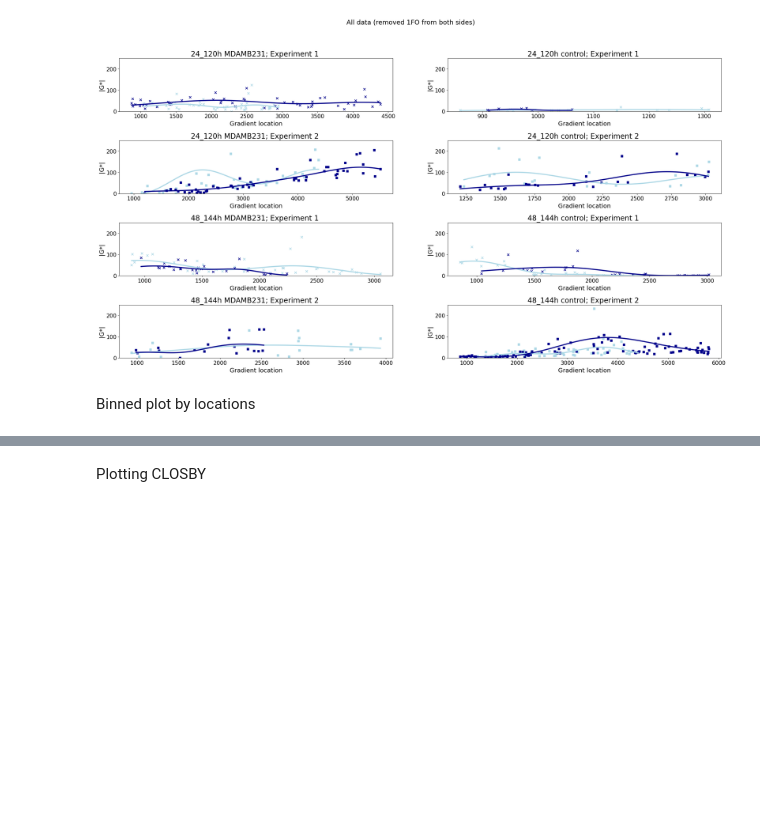
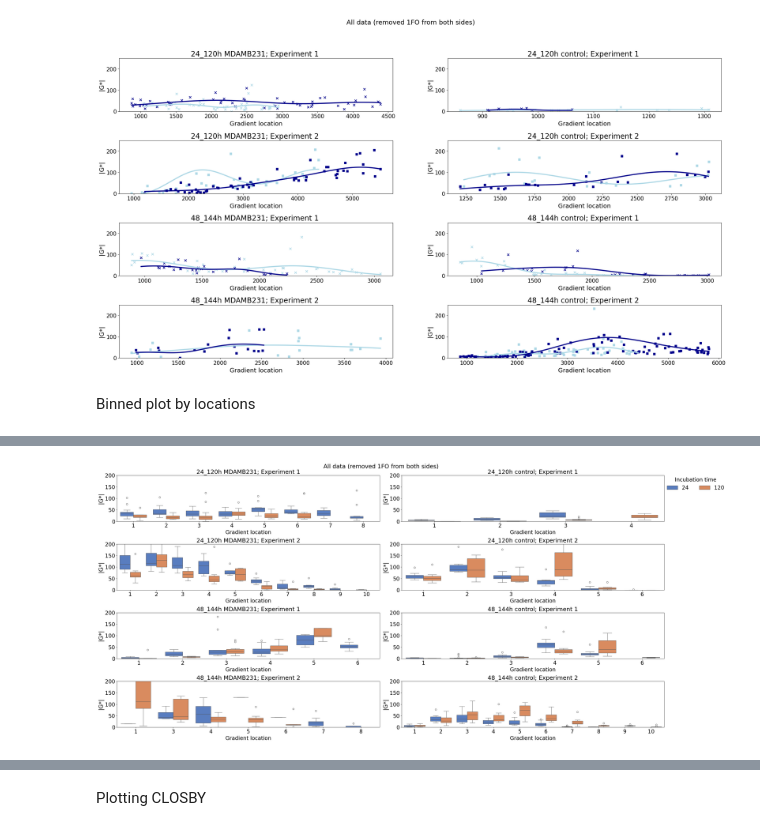
Before and after one commit to LindaSrbova/Statistics_Gelatin_Mechanics, a Jupyter notebook: Gradient_analysis.ipynb, the cells around one changed output, grey strips where cells are left out. Cells and saved outputs as stored; diff of their text form; code cells hidden in the pictures; blank space fills up the shorter version.

```diff
--- a/Gradient_analysis.ipynb
+++ b/Gradient_analysis.ipynb
@@ -406,3 +414,72 @@ plt.show()
+# %%
+import seaborn as sns
+import matplotlib.pyplot as plt
+
+fig, axs = plt.subplots(4, 2, figsize=(30, 15))
+plt.subplots_adjust(wspace=0.35, hspace=0.65, bottom=0.1)  # Adjust bottom to make space for the legend
+fig.suptitle("All data (removed 1FO from both sides)", fontsize=22)
+
+markers = ['x', 's']
+colors = ["lightblue", "darkblue"]
+
+# Loop through each incubation set
+for i, j in enumerate(download['incubation_set'].unique()):
+    second = download[download['incubation_set'] == j]
+
+    # Loop through each experiment
+    for k, l in enumerate(second['experiment'].unique()):
+        third = second[second['experiment'] == l]
+        marker_type = markers[int(l)]
+        row = (i * 2) + k  # Determine the correct row in the subplot grid
+
+        # Loop through each sample
+        for m, o in enumerate(third['sample'].unique()):
+            column = 0 if o == 'MDAMB231' else 1
+            fourth = third[third['sample'] == o]
+            date_value = str(fourth['day'].unique()[0])
+            ax = axs[row, column]  # Access the subplot by row and column
+
+            # Check for the gradient direction and filter data accordingly
+            if (fourth['gradient_direction'] == 'stiff_to_soft').all():
+                filtered_data = fourth[
+                    (fourth['gradient'] > fourth['gradient'].min() + 800) &
+                    (fourth['gradient'] < fourth['gradient'].max() - 800)
+                ]
+                if row == 0 and m == 0:
+                    sns.boxplot(x='location', y='G_abs', data=fourth, ax=ax, hue='incubation', palette="muted",legend=True)
+                else:
+                    sns.boxplot(x='location', y='G_abs', data=fourth, ax=ax, hue='incubation', palette="muted",legend=False)
+
+            else:
+                filtered_data = fourth[
+                    (fourth['gradient_inverse'] > fourth['gradient_inverse'].min() + 800) &
+                    (fourth['gradient_inverse'] < fourth['gradient_inverse'].max() - 800)
+                ]
+                if row == 0 and m == 0:
+                    sns.boxplot(x='location', y='G_abs', data=fourth, ax=ax, hue='incubation', palette="muted",legend=True)
+
+                else:
+                    sns.boxplot(x='location', y='G_abs', data=fourth, ax=ax, hue='incubation', palette="muted",legend=False)
+
+
+            # Set labels, title, and styling for each subplot
+            ax.set_xlabel("Gradient location", fontsize=20, labelpad=5)
+            ax.set_ylabel("|G*|", fontsize=22, labelpad=5)
+            ax.set_title(f"{j}h {o}; Experiment {k + 1}", fontsize=22)
+            ax.tick_params(axis='both', labelsize=20)
+            # Set the y-axis limit and optionally the x-axis limit
+            ax.legend().remove()
+            ax.set_ylim(0, 200)
+            # ax.set_xlim(0, 5000)  # Uncomment and adjust if needed
+
+# Add the legend only once after all the plots
+fig.legend(title="Incubation time", loc='upper center', title_fontsize=20, fontsize=20, ncol=2, bbox_to_anchor=(1.05, 0.95), frameon=False)
+
+# Show the plot
+plt.tight_layout()
+plt.show()
+# %% [output]
+[figure, added]
 # %%
 import seaborn as sns
 import matplotlib.pyplot as plt
```
Also changed, not shown: parts of 3 cells of this notebook.
